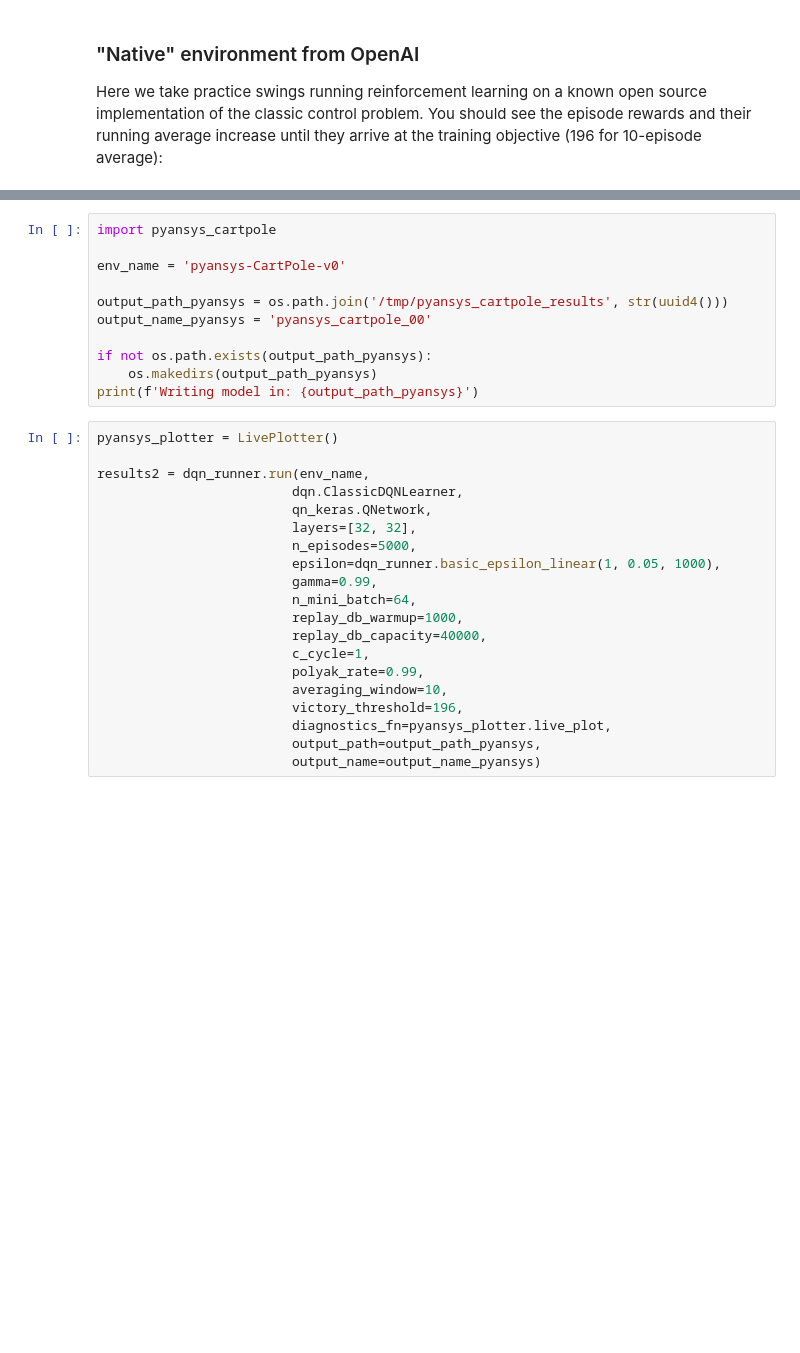
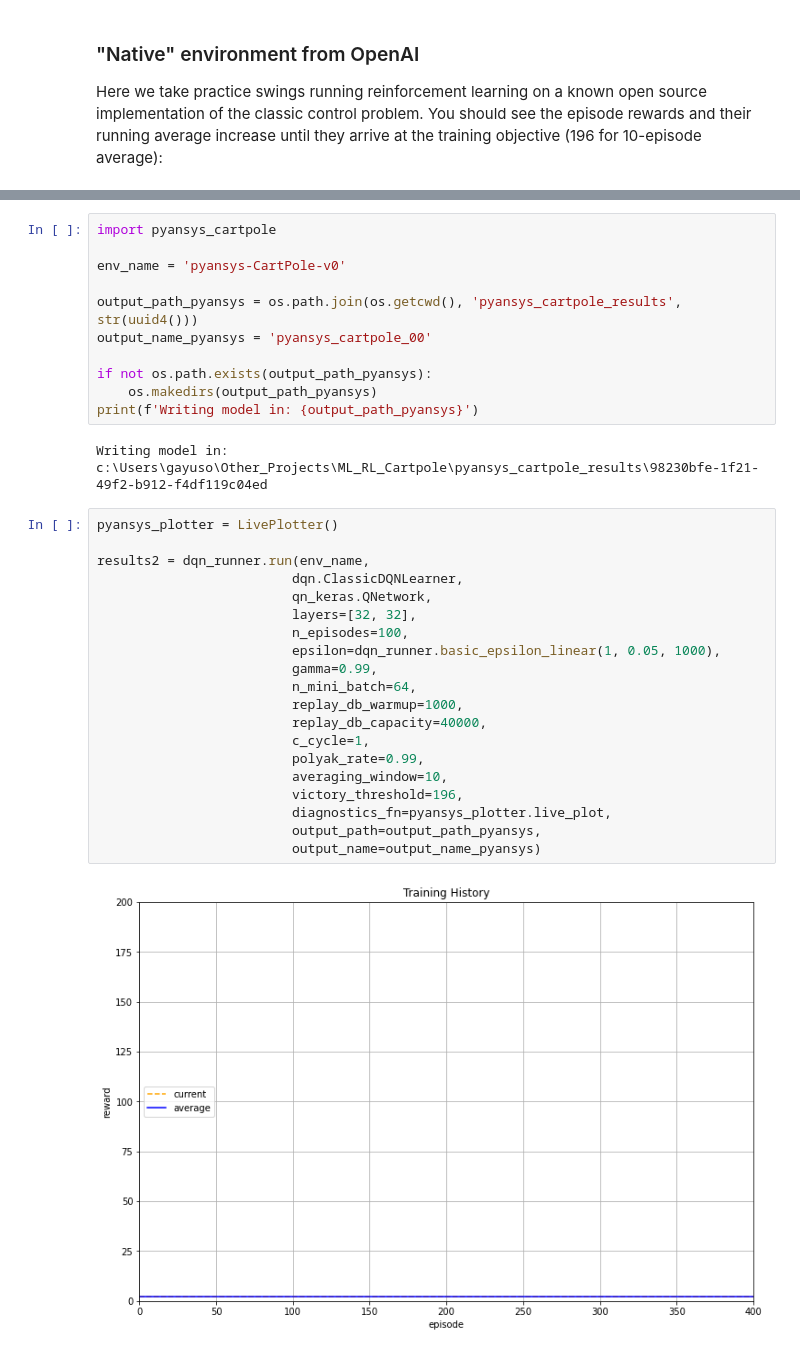
Before and after one commit to ansys/ml-rl-cartpole, a Jupyter notebook: 20 CartPole Reinforcement Learning.ipynb, the cells around one changed output, grey strips where cells are left out. Saved outputs shown, nothing was run; the diff lists cells and outputs as text; blank space fills up the shorter version.

```diff
--- a/20 CartPole Reinforcement Learning.ipynb
+++ b/20 CartPole Reinforcement Learning.ipynb
@@ -127,29 +127,33 @@ import pyansys_cartpole
 
 env_name = 'pyansys-CartPole-v0'
 
-output_path_pyansys = os.path.join('/tmp/pyansys_cartpole_results', str(uuid4()))
+output_path_pyansys = os.path.join(os.getcwd(), 'pyansys_cartpole_results', str(uuid4()))
 output_name_pyansys = 'pyansys_cartpole_00'
 
 if not os.path.exists(output_path_pyansys):
     os.makedirs(output_path_pyansys)
 print(f'Writing model in: {output_path_pyansys}')
+# %% [output]
+Writing model in: c:\Users\gayuso\Other_Projects\ML_RL_Cartpole\pyansys_cartpole_results\98230bfe-1f21-49f2-b912-f4df119c04ed
 # %%
 pyansys_plotter = LivePlotter()
 
 results2 = dqn_runner.run(env_name,
                          dqn.ClassicDQNLearner,
                          qn_keras.QNetwork,
                          layers=[32, 32],
-                         n_episodes=5000,
+                         n_episodes=100,
                          epsilon=dqn_runner.basic_epsilon_linear(1, 0.05, 1000),
                          gamma=0.99,
                          n_mini_batch=64,
                          replay_db_warmup=1000,
                          replay_db_capacity=40000,
                          c_cycle=1,
                          polyak_rate=0.99,
                          averaging_window=10,
                          victory_threshold=196,
                          diagnostics_fn=pyansys_plotter.live_plot,
                          output_path=output_path_pyansys,
                          output_name=output_name_pyansys)
+# %% [output]
+[figure, added]
```
Also changed, not shown: parts of 8 cells of this notebook, 23 other files.
